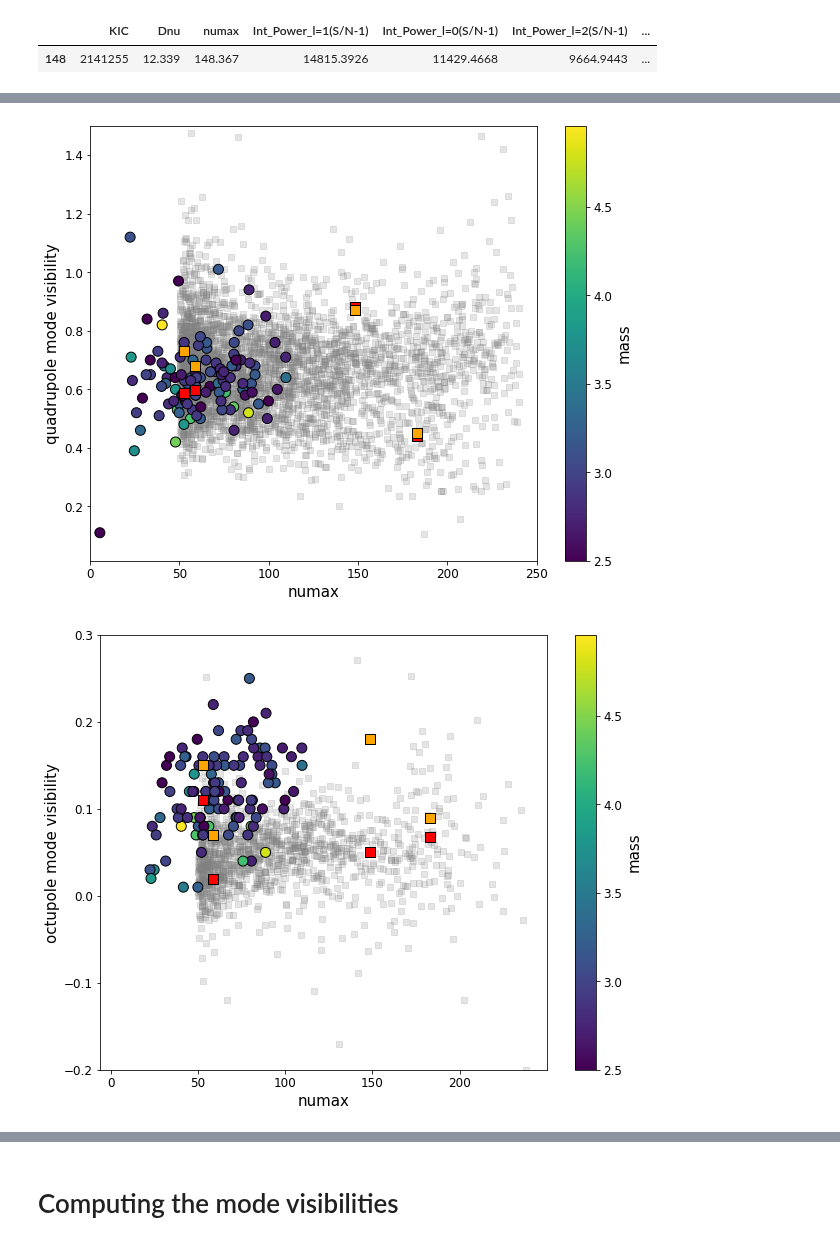
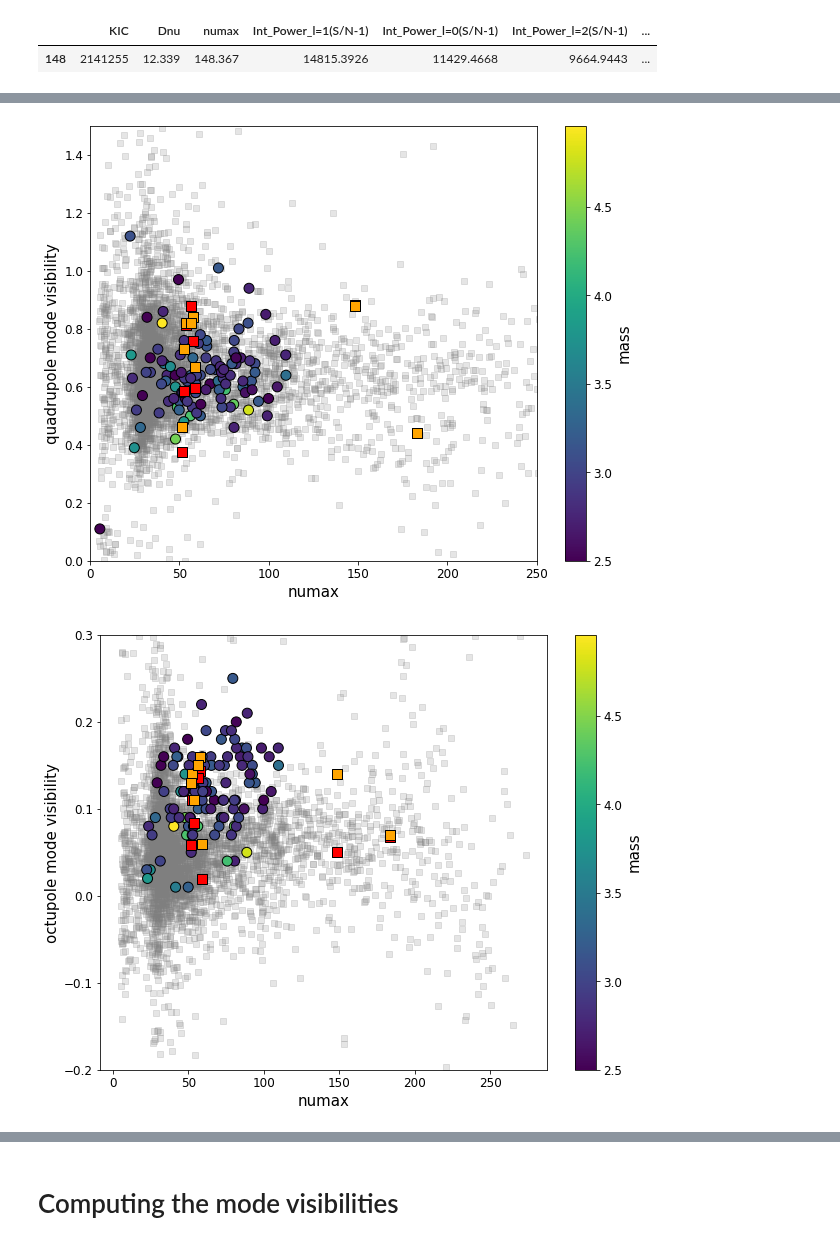
Before and after one commit to courtcraw/Notebooks, a Jupyter notebook: mode_visibilities.ipynb, the cells around one changed output, grey strips where cells are left out. Cells and saved outputs as stored; diff of their text form; code cells hidden in the pictures.

```diff
--- a/mode_visibilities.ipynb
+++ b/mode_visibilities.ipynb
@@ -220,12 +235,16 @@ dennis_data[dennis_data['KIC']==2141255]
 |  | KIC | Dnu | numax | Int_Power_l=1(S/N-1) | Int_Power_l=0(S/N-1) | Int_Power_l=2(S/N-1) | ... |
 | 148 | 2141255 | 12.339 | 148.367 | 14815.3926 | 11429.4668 | 9664.9443 | ... |
 # %%
-vistest_list = [2141255,4348666,2305987,1296068]
-vistest_numax = [148.367,183.235,52.571,58.740]
+# vistest_list = [2141255,4348666,2305987,1296068]
+vistest_list = [2141255,4348666,2305987,1296068,12453551,1164301,12645606,2837276]
+vistest_numax = [148.367,183.235,52.571,58.740,51.368,57.333,53.796,56.419]
 # vistest_dipole = [1.64,0.25,0.83,1.71]
-vistest_dipole = [1.44,0.19,0.78,1.6]
+# vistest_dipole = [1.44,0.19,0.78,1.6]
+vistest_dipole = [1.37,0.13,0.78,1.56,0.88,1.82,1.29,0.79]
 # vistest_quadru = [0.87,0.45,0.73,0.68]
+vistest_quadru = [0.88,0.44,0.73,0.67,0.46,0.84,0.82,0.82]
 # vistest_octupo = [0.18,0.09,0.15,0.07]
+vistest_octupo = [0.14,0.07,0.14,0.06,0.13,0.16,0.11,0.15]
 # %%
 # plt.scatter(dennis_vis['Numax/muHz'],#[dennis_vis['Mass/Msun']>1.5],
 #             dennis_vis['V^2(l=1)'],#[dennis_vis['Mass/Msun']>1.5],
@@ -241,7 +260,7 @@ plt.colorbar(label='mass')
 plt.clim(vmin=2.5)
 
 for i in range(0,len(dennis_vis)):
-    if dennis_vis['KIC'][i] in [2141255,4348666,2305987,1296068]:
+    if dennis_vis['KIC'][i] in vistest_list:
         plt.scatter(dennis_vis['Numax/muHz'][i],dennis_vis['V^2(l=1)'][i],
                     color='red',s=100,edgecolor='k',marker='s')
 plt.scatter(vistest_numax,vistest_dipole,
@@ -262,6 +281,7 @@ plt.scatter(vistest_numax,vistest_dipole,
 # plt.clim(vmax=3.8)
 
 plt.xlim(0,250)
+# plt.xlim(40,70)
 plt.ylim(-0.5,2.5)
 plt.xlabel('numax')
 plt.ylabel('dipole mode visibility')
@@ -272,7 +292,11 @@ plt.show()
 # %%
-plt.scatter(dennis_vis['Numax/muHz'],#[dennis_vis['Mass/Msun']>1.5],
-            dennis_vis['V^2(l=2)'],#[dennis_vis['Mass/Msun']>1.5],
-            s=40,marker='s',color='grey',alpha=0.2)
+# plt.scatter(dennis_vis['Numax/muHz'],#[dennis_vis['Mass/Msun']>1.5],
+#             dennis_vis['V^2(l=2)'],#[dennis_vis['Mass/Msun']>1.5],
+#             s=40,marker='s',color='grey',alpha=0.2)
+
+plt.scatter(dennis_data['numax'][::3],
+           dennis_data['Int_Power_l=2(S/N-1)'][::3]/dennis_data['Int_Power_l=0(S/N-1)'][::3],
+           s=40,marker='s',color='tab:grey',alpha=0.2)
 
 # plt.plot(dennis_vis_models['numax/microHz'][dennis_vis_models['Mass/Msun']==1.9],
 #          dennis_vis_models['V^2(l=2,tau=10d)'][dennis_vis_models['Mass/Msun']==1.9],linewidth=2)
@@ -283,47 +307,53 @@ plt.colorbar(label='mass')
 plt.clim(vmin=2.5)
 
 for i in range(0,len(dennis_vis)):
-    if dennis_vis['KIC'][i] in [2141255,4348666,2305987,1296068]:
+    if dennis_vis['KIC'][i] in vistest_list:
         plt.scatter(dennis_vis['Numax/muHz'][i],dennis_vis['V^2(l=2)'][i],
                     color='red',s=100,edgecolor='k',marker='s')
 plt.scatter(vistest_numax,vistest_quadru,
             color='orange',s=100,edgecolor='k',marker='s')
 
 
-plt.ylim(top=1.5)
+plt.ylim(0,1.5)
 plt.xlim(0,250)
+# plt.xlim(40,70)
 plt.xlabel('numax')
 plt.ylabel('quadrupole mode visibility')
-plt.savefig('/Users/ccra8514/Desktop/quadru_vis',dpi=300,bbox_inches='tight')
+# plt.savefig('/Users/ccra8514/Desktop/quadru_vis',dpi=300,bbox_inches='tight')
 plt.show()
 # %% [output]
-[figure, old version]
+[figure, new version]
 # %%
-plt.scatter(dennis_vis['Numax/muHz'][dennis_vis['Mass/Msun']>1.5],
-            dennis_vis['V^2(l=3)'][dennis_vis['Mass/Msun']>1.5],
-            s=40,marker='s',color='grey',alpha=0.2)
+# plt.scatter(dennis_vis['Numax/muHz'][dennis_vis['Mass/Msun']>1.5],
+#             dennis_vis['V^2(l=3)'][dennis_vis['Mass/Msun']>1.5],
+#             s=40,marker='s',color='grey',alpha=0.2)
+
+plt.scatter(dennis_data['numax'][::3],
+           dennis_data['Int_Power_l=3(S/N-1)'][::3]/dennis_data['Int_Power_l=0(S/N-1)'][::3],
+           s=40,marker='s',color='tab:grey',alpha=0.2)
 
 # plt.plot(dennis_vis_models['numax/microHz'][dennis_vis_models['Mass/Msun']==1.9],
 #          dennis_vis_models['V^2(l=3,tau=40d)'][dennis_vis_models['Mass/Msun']==1.9],linewidth=2)
 
 plt.scatter(highmass_rc_newvals['pysyd_numax'],highmass_rc_newvals['l3_vis'],
             c=adopted_masses['corr_mass'],cmap='viridis',s=100,edgecolor='k')
 plt.colorbar(label='mass')
 plt.clim(vmin=2.5)
 
 for i in range(0,len(dennis_vis)):
-    if dennis_vis['KIC'][i] in [2141255,4348666,2305987,1296068]:
+    if dennis_vis['KIC'][i] in vistest_list:
         plt.scatter(dennis_vis['Numax/muHz'][i],dennis_vis['V^2(l=3)'][i],
                     color='red',s=100,edgecolor='k',marker='s')
 plt.scatter(vistest_numax,vistest_octupo,
             color='orange',s=100,edgecolor='k',marker='s')
 
 # plt.ylim(top=1.5)
 plt.ylim(-0.2,0.3)
+# plt.xlim(40,70)
 # plt.xlim(0,250)
 plt.xlabel('numax')
 plt.ylabel('octupole mode visibility')
-plt.savefig('/Users/ccra8514/Desktop/octupo_vis',dpi=300,bbox_inches='tight')
+# plt.savefig('/Users/ccra8514/Desktop/octupo_vis',dpi=300,bbox_inches='tight')
 plt.show()
 # %% [output]
-[figure, old version]
+[figure, new version]
```
Also changed, not shown: parts of 6 cells of this notebook, 2 other files.
